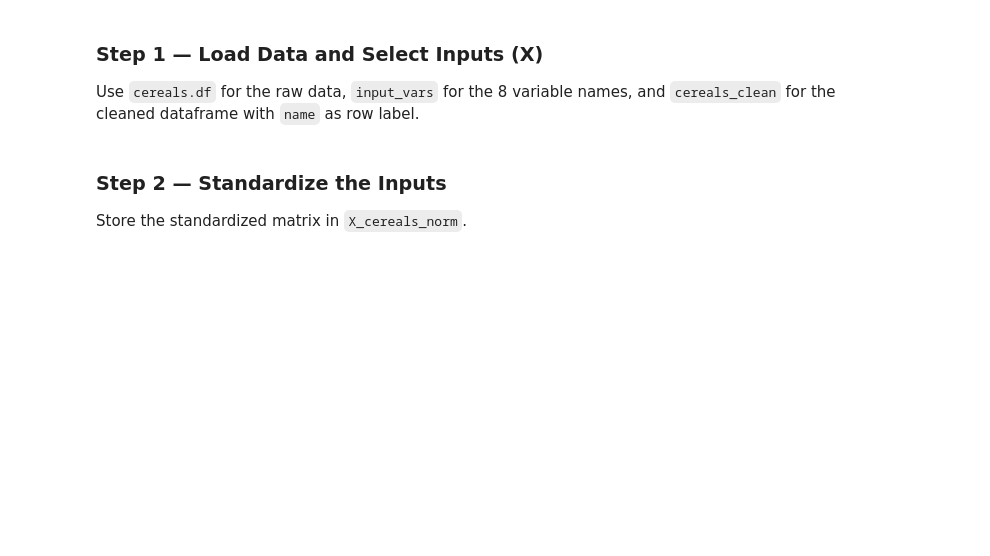
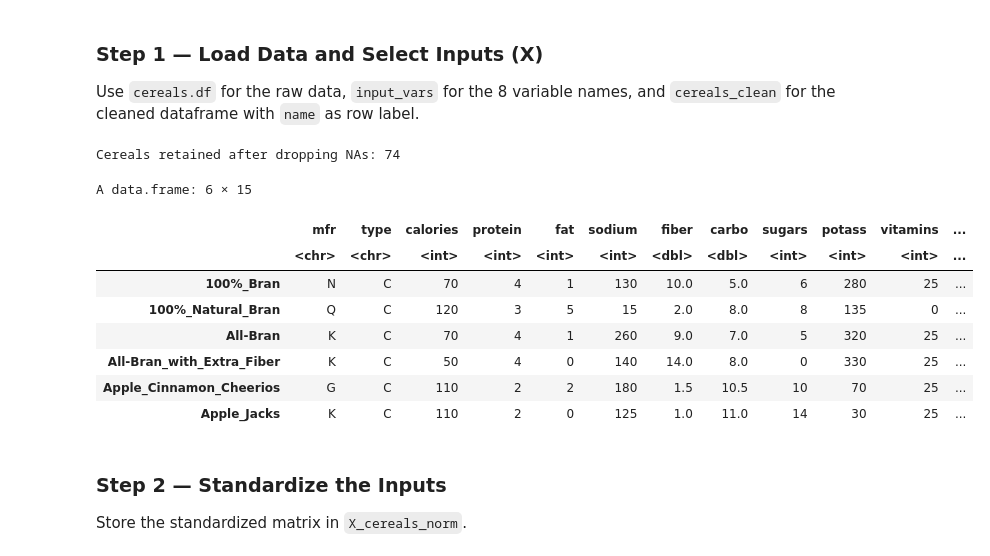
Before and after one commit to Alex-Weis4/Laughing-parakeet, a Jupyter notebook: Homework/module_5_homework.ipynb, the cells around one changed output. Saved outputs shown, nothing was run; the diff lists cells and outputs as text; code cells hidden in the pictures; blank space fills up the shorter version.

```diff
--- a/Homework/module_5_homework.ipynb
+++ b/Homework/module_5_homework.ipynb
@@ -286,18 +362,31 @@ cat("Posterior probabilities:\n"); print(round(pred_new$posterior, 4))
 
 Use `cereals.df` for the raw data, `input_vars` for the 8 variable names, and `cereals_clean` for the cleaned dataframe with `name` as row label.
 # %%
-# YOUR CODE HERE — delete this comment when you add your code
+# Load cereals data and drop rows with NAs in the 8 input variables.
 # Required objects: cereals.df, input_vars, cereals_clean
 
-cereals.df <- NULL    # replace NULL with your code
+cereals.df <- mlba::Cereals
 
 input_vars <- c("calories", "protein", "fat", "sodium",
                 "fiber", "carbo", "sugars", "potass")
 
-cereals_clean <- NULL    # replace NULL with your code
+cereals_clean <- cereals.df |>
+  drop_na(all_of(input_vars)) |>
+  column_to_rownames("name")
 
 cat("Cereals retained after dropping NAs:", nrow(cereals_clean), "\n")
 head(cereals_clean)
+# %% [output]
+Cereals retained after dropping NAs: 74
+A data.frame: 6 × 15
+|  | mfr | type | calories | protein | fat | sodium | fiber | carbo | sugars | potass | vitamins | ... |
+|  | <chr> | <chr> | <int> | <int> | <int> | <int> | <dbl> | <dbl> | <int> | <int> | <int> | ... |
+| 100%_Bran | N | C | 70 | 4 | 1 | 130 | 10.0 | 5.0 | 6 | 280 | 25 | ... |
+| 100%_Natural_Bran | Q | C | 120 | 3 | 5 | 15 | 2.0 | 8.0 | 8 | 135 | 0 | ... |
+| All-Bran | K | C | 70 | 4 | 1 | 260 | 9.0 | 7.0 | 5 | 320 | 25 | ... |
+| All-Bran_with_Extra_Fiber | K | C | 50 | 4 | 0 | 140 | 14.0 | 8.0 | 0 | 330 | 25 | ... |
+| Apple_Cinnamon_Cheerios | G | C | 110 | 2 | 2 | 180 | 1.5 | 10.5 | 10 | 70 | 25 | ... |
+| Apple_Jacks | K | C | 110 | 2 | 0 | 125 | 1.0 | 11.0 | 14 | 30 | 25 | ... |
 # %% [markdown]
 ### Step 2 — Standardize the Inputs
 
```
Also changed, not shown: parts of 19 cells of this notebook.
